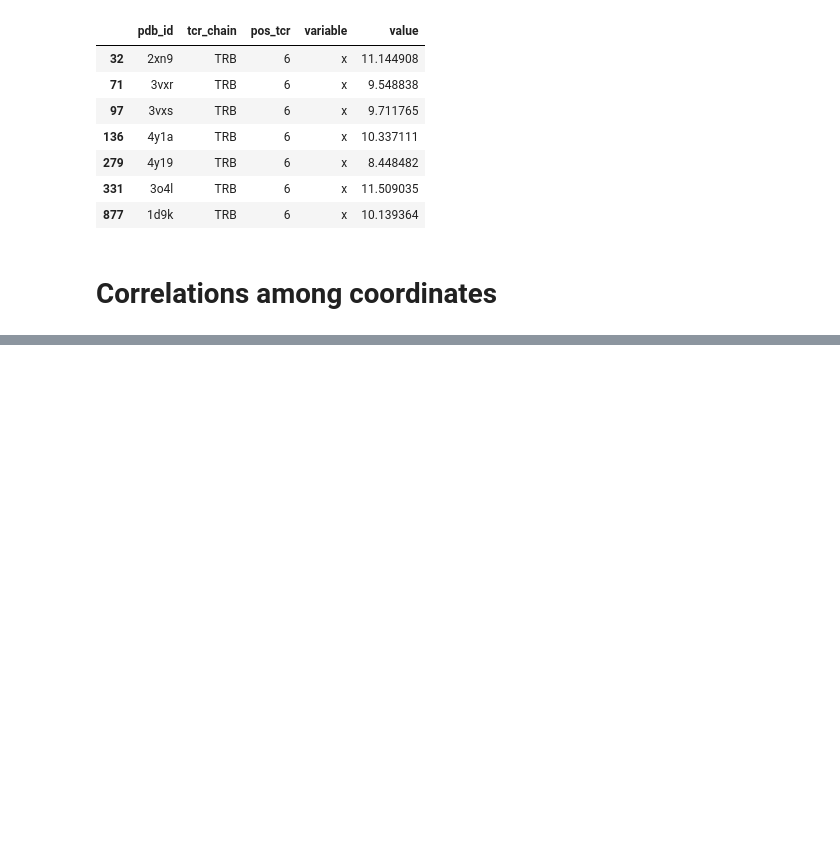
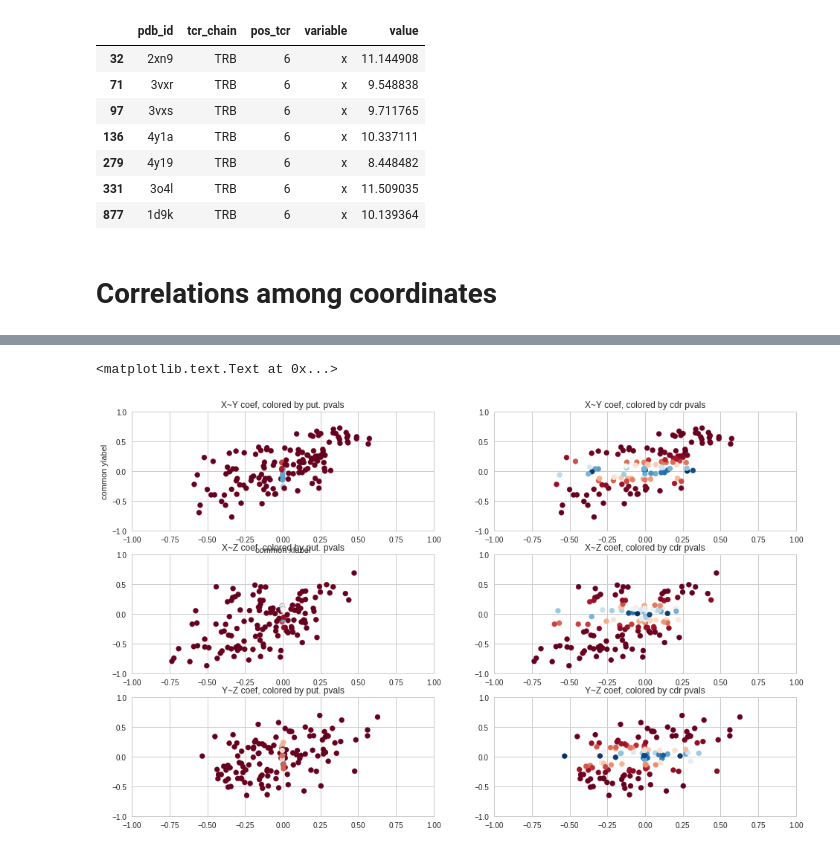
Before and after one commit to antigenomics/tcr-pmhc-study, a Jupyter notebook: loop_model/eda.ipynb, the cells around one changed output, grey strips where cells are left out. Saved outputs shown, nothing was run; the diff lists cells and outputs as text; code cells hidden in the pictures; blank space fills up the shorter version.

```diff
--- a/loop_model/eda.ipynb
+++ b/loop_model/eda.ipynb
@@ -263,0 +267,42 @@ plot_heatmap(df_cdr_x, df_cdr_y)
+# %%
+fig, ax = plt.subplots(3, 2, figsize=(16,12))
+
+
+ax[0,0].set_xlabel('putative')
+ax[0,0].set_ylabel('cdr')
+ax[0,0].set_xlim([-1,1])
+ax[0,0].set_ylim([-1,1])
+ax[0,0].scatter(p_c1, c_c1, c = p_p1, cmap="RdBu")
+ax[0,0].set_title("X~Y coef, colored by put. pvals")
+
+ax[0,1].set_xlabel('putative')
+ax[0,1].set_ylabel('cdr')
+ax[0,1].set_xlim([-1,1])
+ax[0,1].set_ylim([-1,1])
+ax[0,1].scatter(p_c1, c_c1, c = c_p1, cmap="RdBu")
+ax[0,1].set_title("X~Y coef, colored by cdr pvals")
+
+ax[0,0].set_xlabel('putative')
+ax[0,0].set_ylabel('cdr')
+ax[1,0].set_xlim([-1,1])
+ax[1,0].set_ylim([-1,1])
+ax[1,0].scatter(p_c2, c_c2, c = p_p2, cmap="RdBu")
+ax[1,0].set_title("X~Z coef, colored by put. pvals")
+
+ax[1,1].set_xlim([-1,1])
+ax[1,1].set_ylim([-1,1])
+ax[1,1].scatter(p_c2, c_c2, c = c_p2, cmap="RdBu")
+ax[1,1].set_title("X~Z coef, colored by cdr pvals")
+
+ax[2,0].set_xlim([-1,1])
+ax[2,0].set_ylim([-1,1])
+ax[2,0].scatter(p_c3, c_c3, c = p_p3, cmap="RdBu")
+ax[2,0].set_title("Y~Z coef, colored by put. pvals")
+
+ax[2,1].set_xlim([-1,1])
+ax[2,1].set_ylim([-1,1])
+ax[2,1].scatter(p_c3, c_c3, c = c_p3, cmap="RdBu")
+ax[2,1].set_title("Y~Z coef, colored by cdr pvals")
+# %% [output]
+<matplotlib.text.Text at 0x...>
+[figure, added]
```
Also changed, not shown: parts of 3 cells of this notebook.
